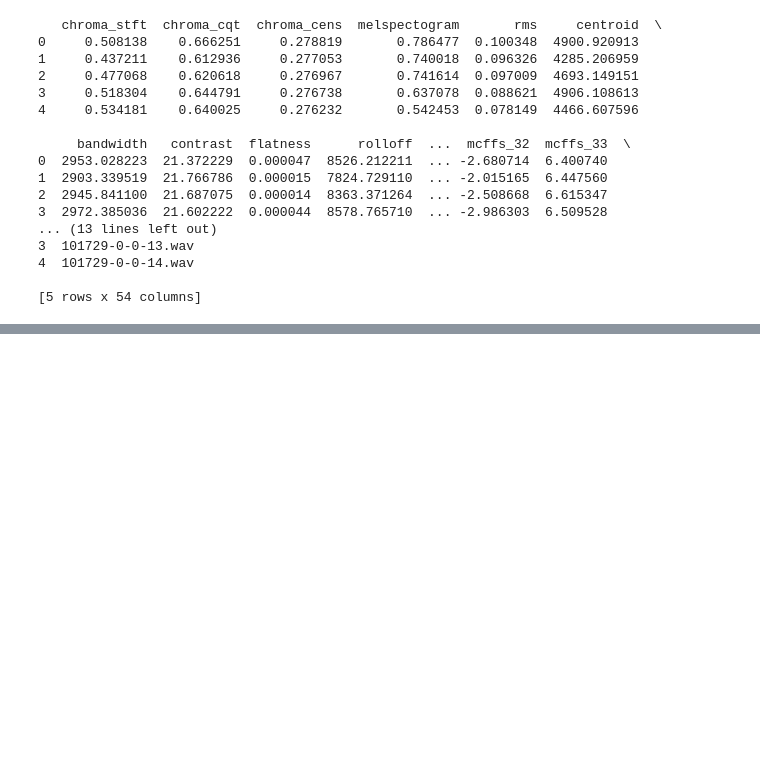
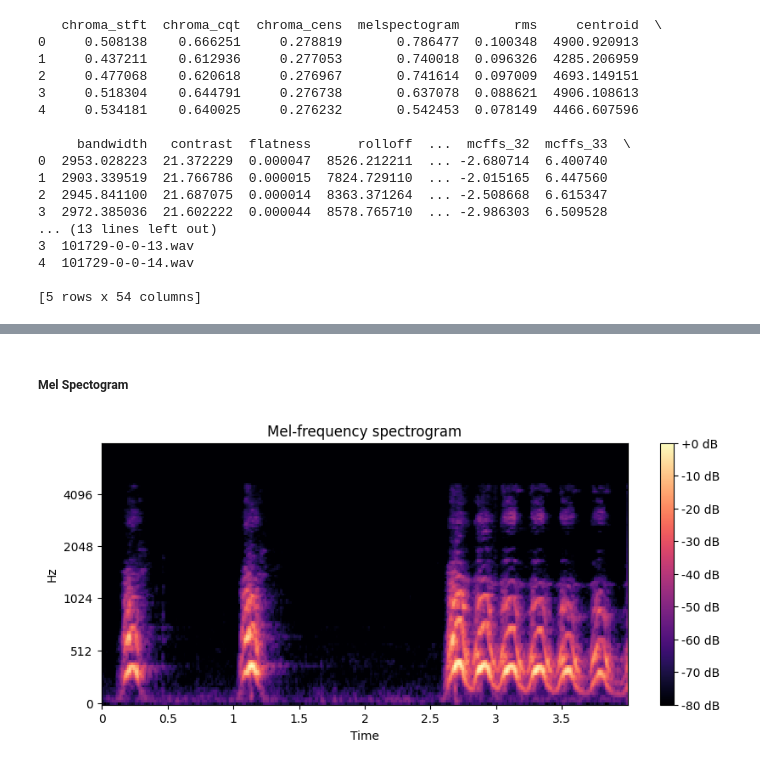
Before and after one commit to Alejandro-131004/AC-II, a Jupyter notebook: Assignment.ipynb, the cells around one changed output, grey strips where cells are left out. Saved outputs shown, nothing was run; the diff lists cells and outputs as text; code cells hidden in the pictures; blank space fills up the shorter version.

```diff
--- a/Assignment.ipynb
+++ b/Assignment.ipynb
@@ -699,0 +802,35 @@ FileNotFoundError: [Errno 2] No such file or directory: 'Datasets/urbansounds_fe
+# %% [markdown]
+##### Mel Spectogram
+# %%
+def display_spectrogram(audio_file, sr=44100, fmax=8000):
+    """
+    Generates and displays a mel-frequency spectrogram for the given audio file.
+
+    Args:
+        audio_file (str): Path to the audio file.
+        sr (int): Sampling rate of the audio (default: 44100).
+        fmax (int): Maximum frequency for the mel-frequency spectrogram (default: 8000).
+    """
+    # Load the audio
+    y, sr = librosa.load(audio_file, sr=sr)
+
+    # Compute the Mel spectrogram
+    S = librosa.feature.melspectrogram(y=y, sr=sr)
+    S_dB = librosa.power_to_db(S, ref=np.max)
+
+    # Set up the figure
+    fig, ax = plt.subplots(figsize=(10, 4))
+    img = librosa.display.specshow(S_dB, x_axis='time', y_axis='mel', sr=sr, fmax=fmax, ax=ax)
+    fig.colorbar(img, ax=ax, format='%+2.0f dB')
+    ax.set(title='Mel-frequency spectrogram')
+
+    # Display the image in the notebook
+    plt.show()
+
+# Input audio path
+input_audio_path = 'C:/Users/aleja/OneDrive/Documentos/GitHub/AC-II/UrbanSound8K/audio/fold1/101415-3-0-2.wav'
+
+# Generate and display the spectrogram
+display_spectrogram(input_audio_path)
+# %% [output]
+[figure, added]
```
Also changed, not shown: parts of 29 cells of this notebook.
